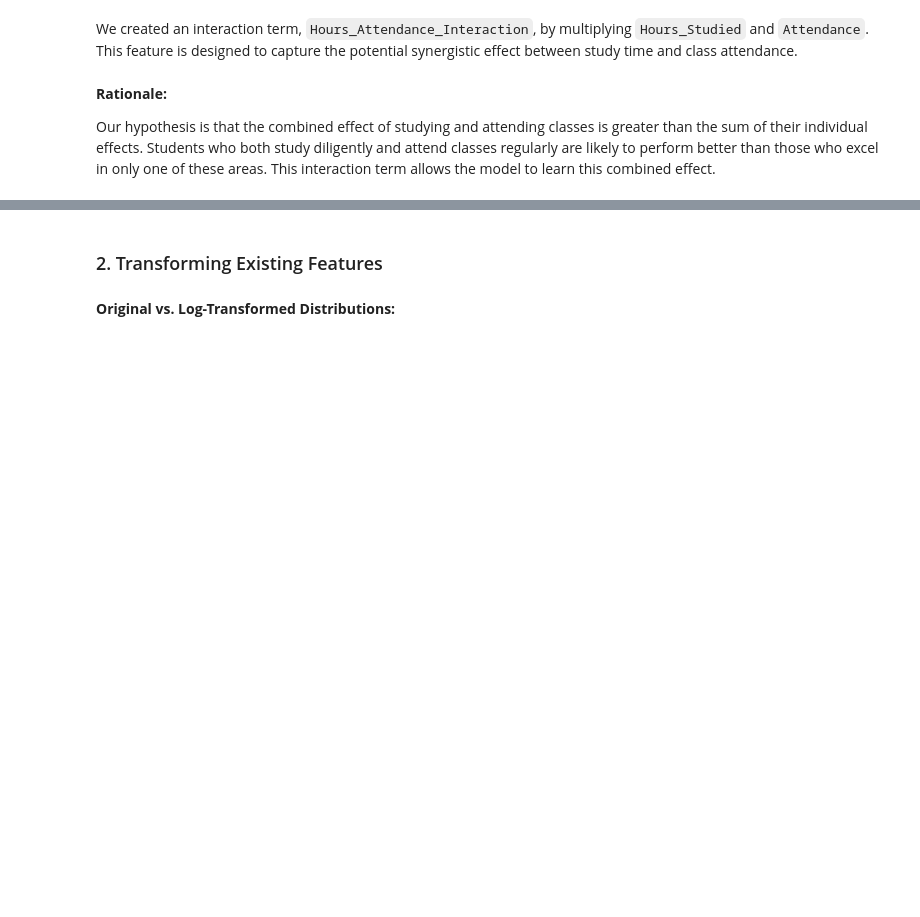
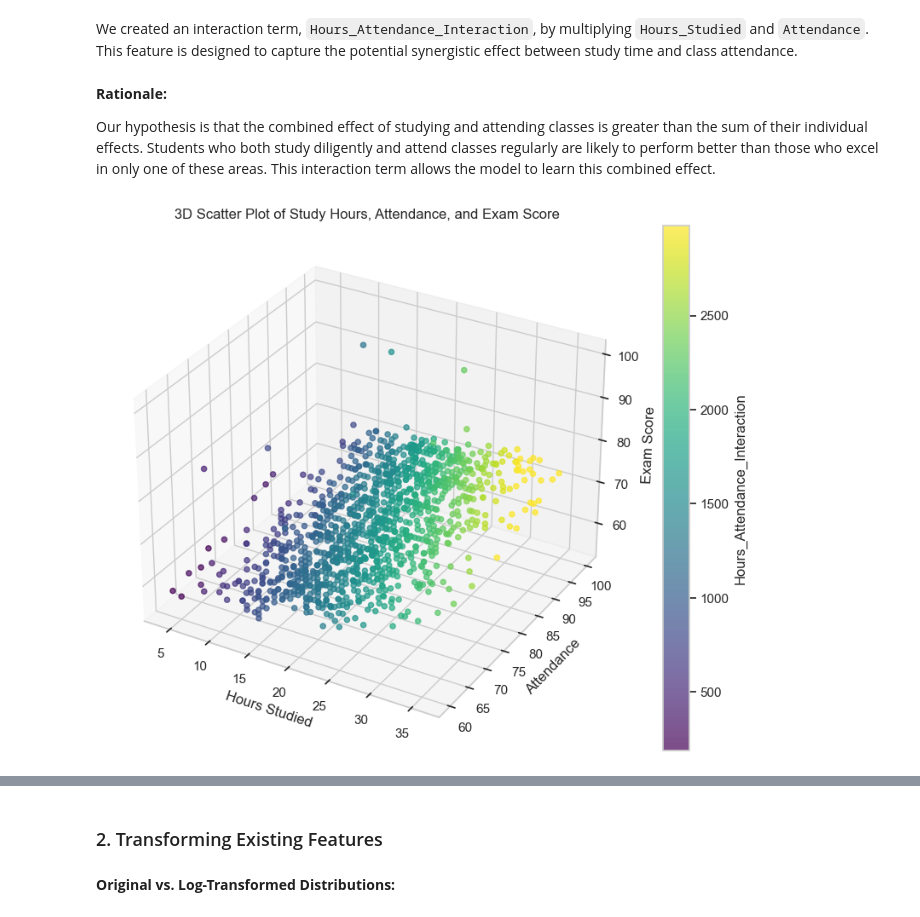
Before and after one commit to adirelm/TDS_student_performance_analysis, a Jupyter notebook: TDS_student_performance_analysis_part2.ipynb, the cells around one changed output, grey strips where cells are left out. Saved outputs shown, nothing was run; the diff lists cells and outputs as text; code cells hidden in the pictures; blank space fills up the shorter version.

```diff
--- a/TDS_student_performance_analysis_part2.ipynb
+++ b/TDS_student_performance_analysis_part2.ipynb
@@ -511,3 +511,23 @@ We created an interaction term, `Hours_Attendance_Interaction`, by multiplying `
 **Rationale:**
 
 Our hypothesis is that the combined effect of studying and attending classes is greater than the sum of their individual effects. Students who both study diligently and attend classes regularly are likely to perform better than those who excel in only one of these areas. This interaction term allows the model to learn this combined effect.
+# %%
+from mpl_toolkits.mplot3d import Axes3D
+
+fig = plt.figure(figsize=(10, 8))
+ax = fig.add_subplot(111, projection='3d')
+
+# Use the improved model's test set for visualization
+scatter = ax.scatter(X_test['Hours_Studied'], X_test['Attendance'], y_test, c=X_test['Hours_Attendance_Interaction'], cmap='viridis', alpha=0.7)
+
+ax.set_xlabel('Hours Studied')
+ax.set_ylabel('Attendance')
+ax.set_zlabel('Exam Score')
+ax.set_title('3D Scatter Plot of Study Hours, Attendance, and Exam Score')
+
+# Add a colorbar to show the interaction values
+cbar = fig.colorbar(scatter, ax=ax, label='Hours_Attendance_Interaction')
+
+plt.show()
+# %% [output]
+[figure, added]
```
Also changed, not shown: parts of 2 cells of this notebook.
